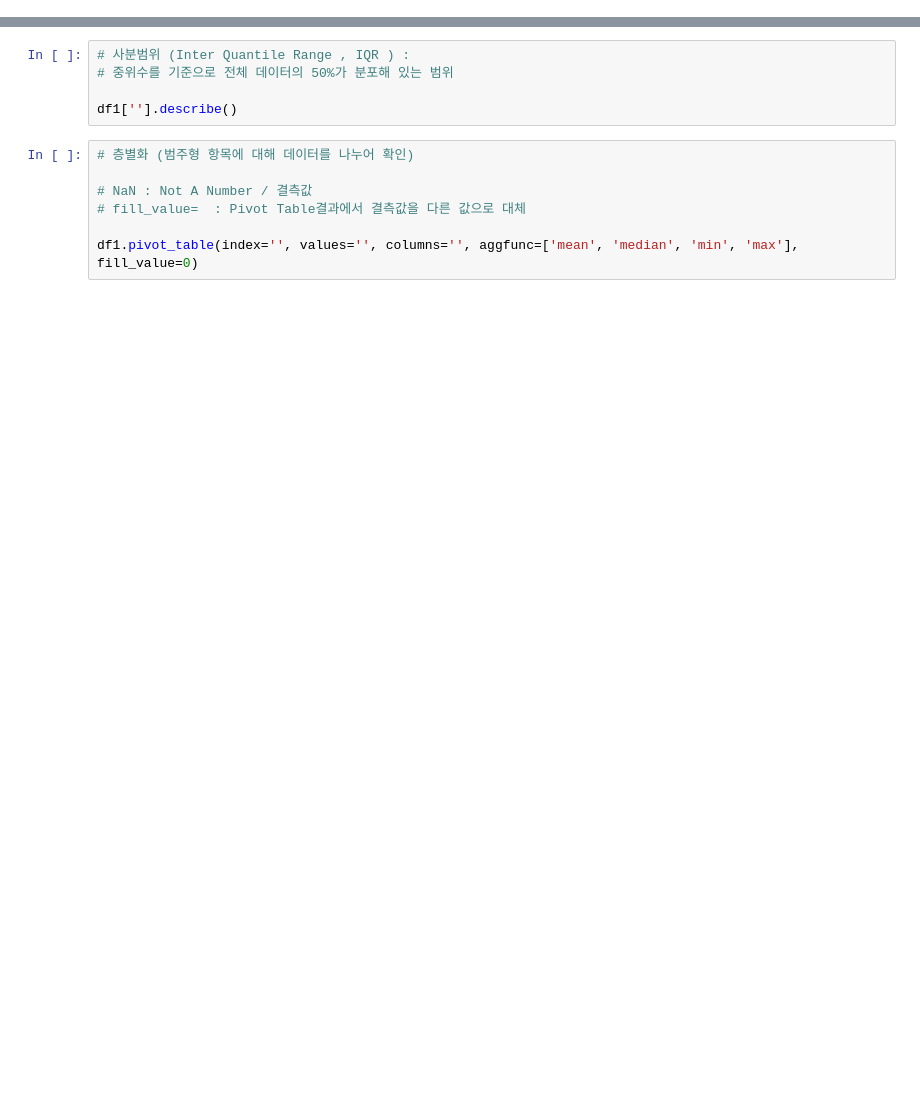
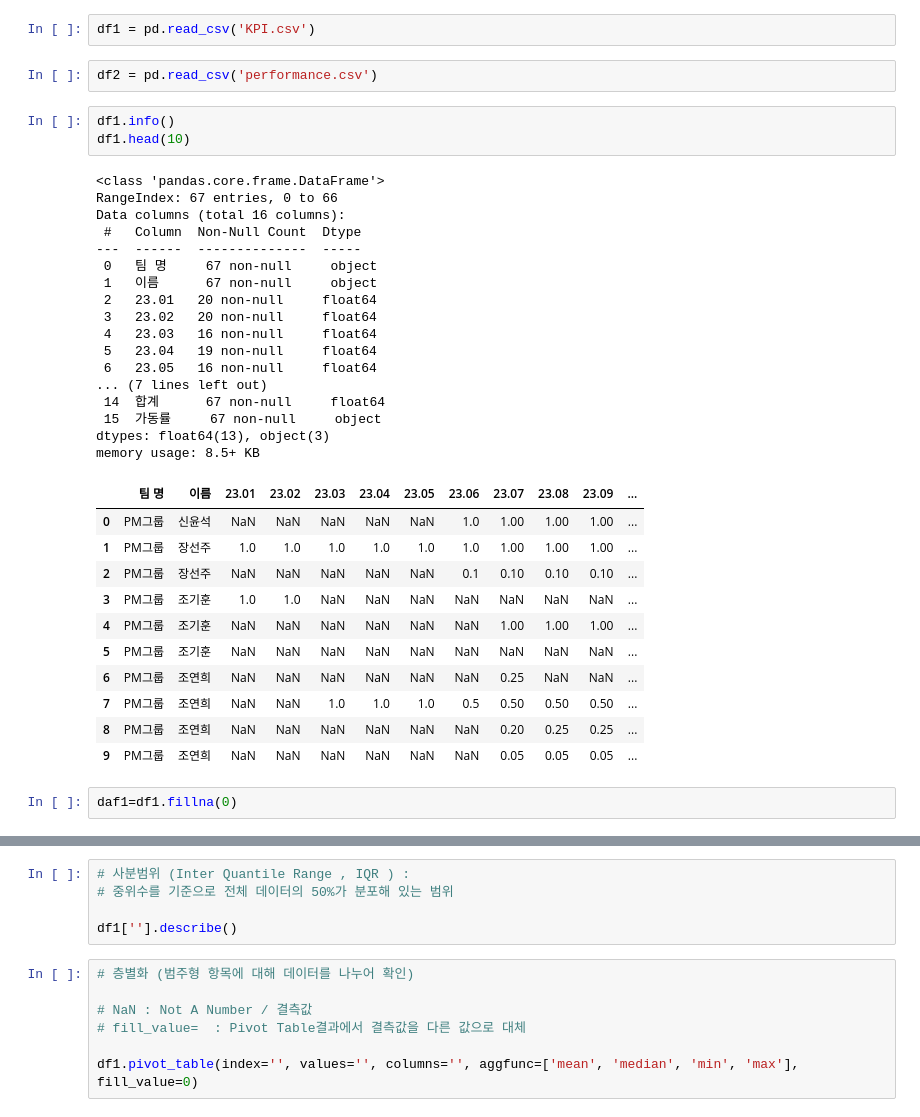
Before and after one commit to GeulHae/Analysis, a Jupyter notebook: Revision.ipynb, the cells around one changed output, grey strips where cells are left out. Drawn from its saved outputs; the diff is of its cells as text; blank space fills up the shorter version.

```diff
--- a/Revision.ipynb
+++ b/Revision.ipynb
@@ -2,0 +31,38 @@
+# %%
+df1 = pd.read_csv('KPI.csv')
+# %%
+df2 = pd.read_csv('performance.csv')
+# %%
+df1.info()
+df1.head(10)
+# %% [output]
+<class 'pandas.core.frame.DataFrame'>
+RangeIndex: 67 entries, 0 to 66
+Data columns (total 16 columns):
+ #   Column  Non-Null Count  Dtype
+---  ------  --------------  -----
+ 0   팀 명     67 non-null     object
+ 1   이름      67 non-null     object
+ 2   23.01   20 non-null     float64
+ 3   23.02   20 non-null     float64
+ 4   23.03   16 non-null     float64
+ 5   23.04   19 non-null     float64
+ 6   23.05   16 non-null     float64
+... (7 lines left out)
+ 14  합계      67 non-null     float64
+ 15  가동률     67 non-null     object
+dtypes: float64(13), object(3)
+memory usage: 8.5+ KB
+|  | 팀 명 | 이름 | 23.01 | 23.02 | 23.03 | 23.04 | 23.05 | 23.06 | 23.07 | 23.08 | 23.09 | ... |
+| 0 | PM그룹 | 신윤석 | NaN | NaN | NaN | NaN | NaN | 1.0 | 1.00 | 1.00 | 1.00 | ... |
+| 1 | PM그룹 | 장선주 | 1.0 | 1.0 | 1.0 | 1.0 | 1.0 | 1.0 | 1.00 | 1.00 | 1.00 | ... |
+| 2 | PM그룹 | 장선주 | NaN | NaN | NaN | NaN | NaN | 0.1 | 0.10 | 0.10 | 0.10 | ... |
+| 3 | PM그룹 | 조기훈 | 1.0 | 1.0 | NaN | NaN | NaN | NaN | NaN | NaN | NaN | ... |
+| 4 | PM그룹 | 조기훈 | NaN | NaN | NaN | NaN | NaN | NaN | 1.00 | 1.00 | 1.00 | ... |
+| 5 | PM그룹 | 조기훈 | NaN | NaN | NaN | NaN | NaN | NaN | NaN | NaN | NaN | ... |
+| 6 | PM그룹 | 조연희 | NaN | NaN | NaN | NaN | NaN | NaN | 0.25 | NaN | NaN | ... |
+| 7 | PM그룹 | 조연희 | NaN | NaN | 1.0 | 1.0 | 1.0 | 0.5 | 0.50 | 0.50 | 0.50 | ... |
+| 8 | PM그룹 | 조연희 | NaN | NaN | NaN | NaN | NaN | NaN | 0.20 | 0.25 | 0.25 | ... |
+| 9 | PM그룹 | 조연희 | NaN | NaN | NaN | NaN | NaN | NaN | 0.05 | 0.05 | 0.05 | ... |
+# %%
+daf1=df1.fillna(0)
```
Also changed, not shown: parts of 32 cells of this notebook.
